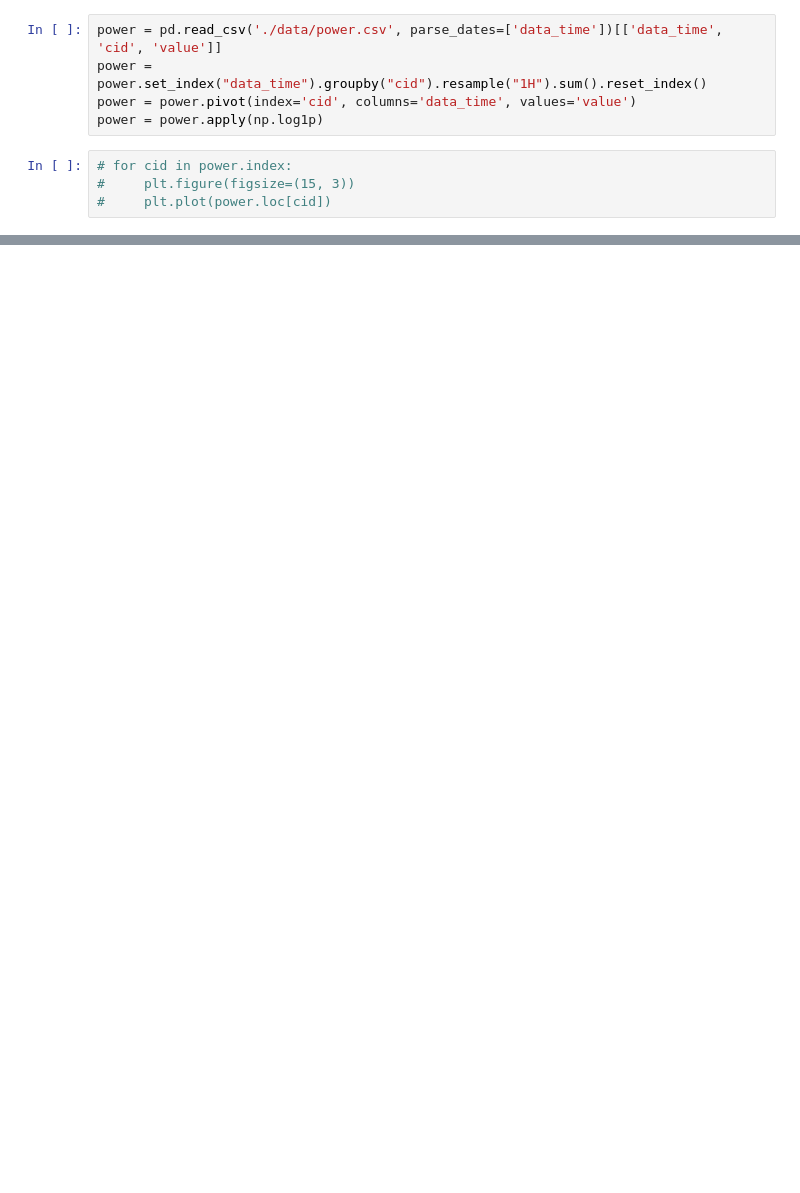
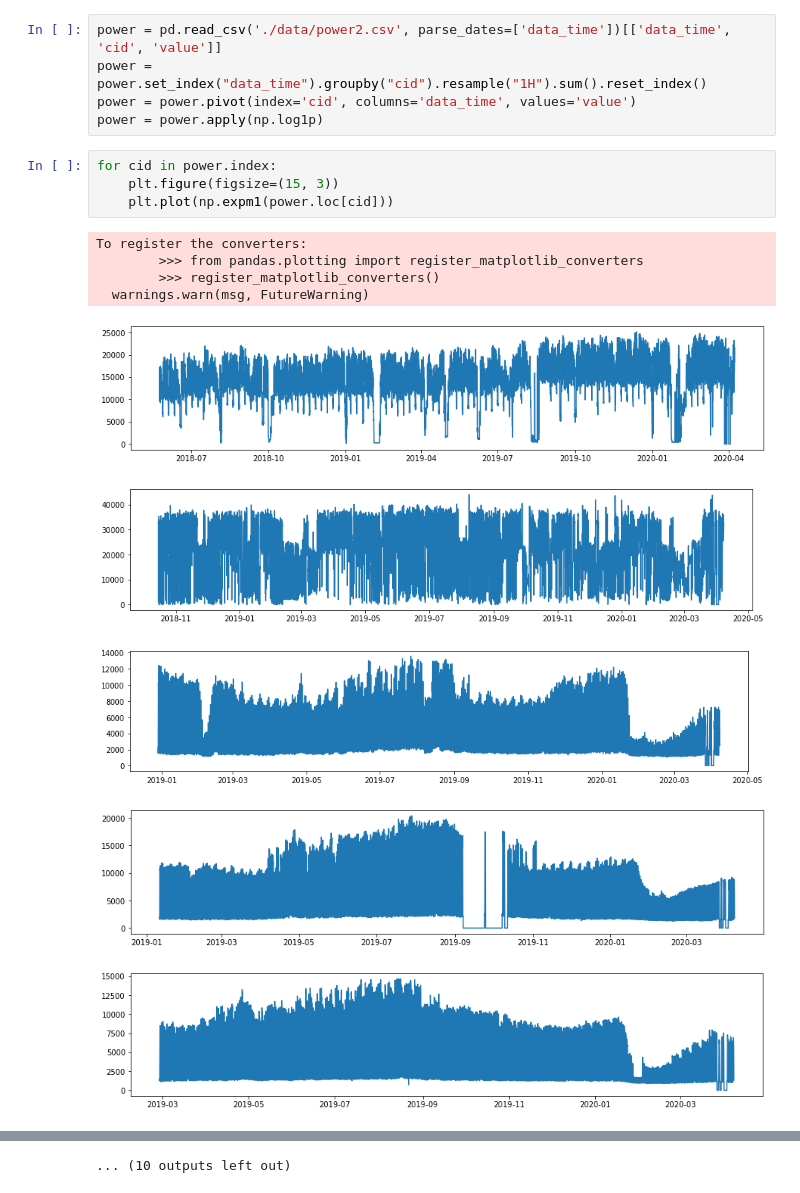
Before and after one commit to Relevation-143/Deep-Time-Series-Prediction, a Jupyter notebook: daily prediction.ipynb, the cells around one changed output, grey strips where cells are left out. Saved outputs shown, nothing was run; the diff lists cells and outputs as text; blank space fills up the shorter version.

```diff
--- a/daily prediction.ipynb
+++ b/daily prediction.ipynb
@@ -15,9 +20,19 @@ import matplotlib as mpl
 # %%
-power = pd.read_csv('./data/power.csv', parse_dates=['data_time'])[['data_time', 'cid', 'value']]
+power = pd.read_csv('./data/power2.csv', parse_dates=['data_time'])[['data_time', 'cid', 'value']]
 power = power.set_index("data_time").groupby("cid").resample("1H").sum().reset_index()
 power = power.pivot(index='cid', columns='data_time', values='value')
 power = power.apply(np.log1p)
 # %%
-# for cid in power.index:
-#     plt.figure(figsize=(15, 3))
-#     plt.plot(power.loc[cid])
+for cid in power.index:
+    plt.figure(figsize=(15, 3))
+    plt.plot(np.expm1(power.loc[cid]))
+# %% [output]
+To register the converters:
+        >>> from pandas.plotting import register_matplotlib_converters
+        >>> register_matplotlib_converters()
+  warnings.warn(msg, FutureWarning)
+[figure, added]
+[figure, added]
+[figure, added]
+[figure, added]
+[figure, added]
@@ -24,3 +45,4 @@ power = power.apply(np.log1p)
+... (10 outputs left out)
 # %%
 is_zero = power.values == 0
 is_nan = power.isnull().values
```
Also changed, not shown: parts of 22 cells of this notebook, 2 other files.
